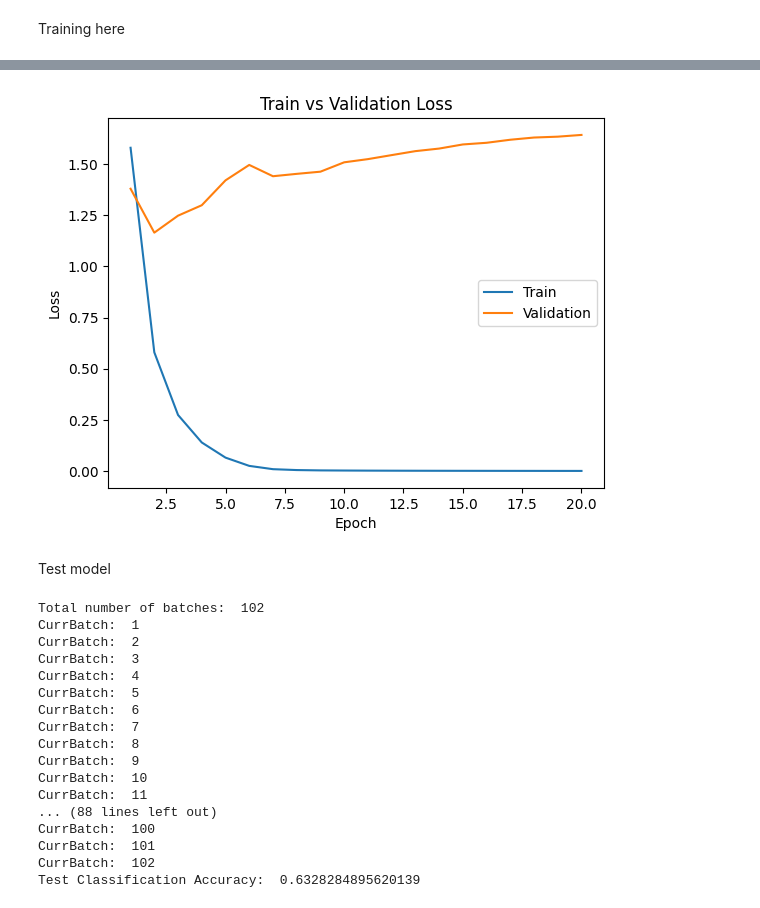
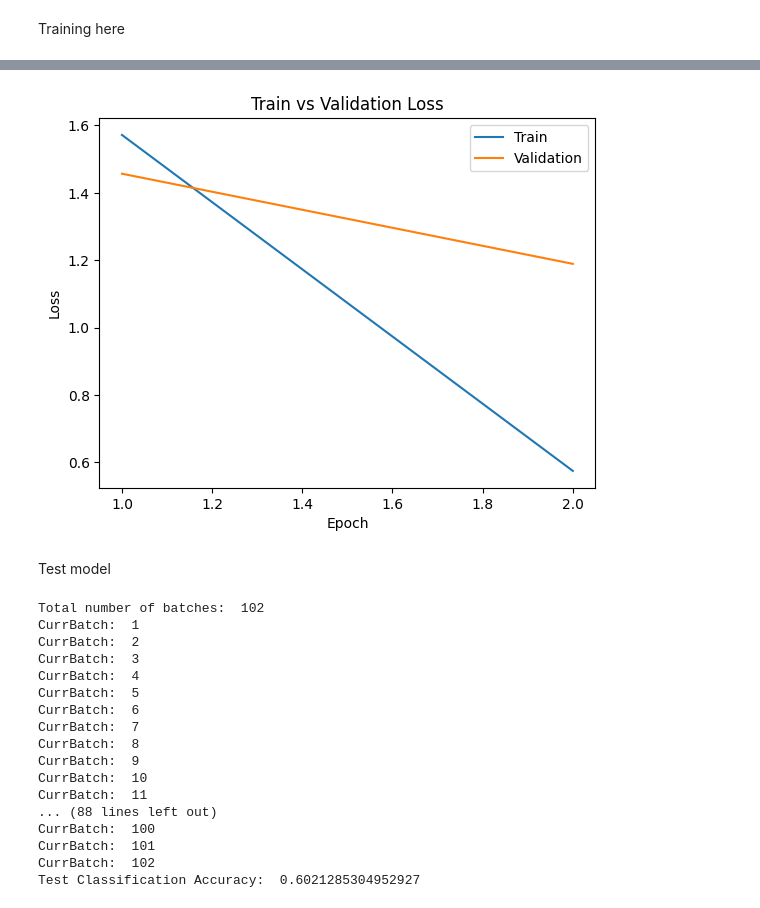
Before and after one commit to nbiancolin/convolutional-neural-nuts, a Jupyter notebook: src/modelV2.ipynb, the cells around one changed output, grey strips where cells are left out. Cells and saved outputs as stored; diff of their text form; code cells hidden in the pictures.

Commit message:
tweaks for epoch

```diff
--- a/src/modelV2.ipynb
+++ b/src/modelV2.ipynb
@@ -58,6 +58,6 @@ Less Than 75: 0
 Total Images 55324
 # %%
 #variable to track number of clases
-n = int(len(mapping) /2)
+n = int(len(mapping) * 3/4)
 print(n)
 # %% [output]
@@ -336,8 +318,8 @@ Total time:  56.917850971221924
 # %%
 #plot curve here
-plot_training_curve("model_{0}_bs{1}_lr{2}_epoch{3}".format("fungaV1", BATCH_SIZE, LEARNING_RATE, NUM_EPOCHS))
+plot_training_curve("model_{0}_bs{1}_lr{2}_epoch{3}".format("fungaV1", BATCH_SIZE, LEARNING_RATE, 2))
 # %% [output]
-[figure, old version]
+[figure, new version]
 # %% [markdown]
 Test model
 # %%
@@ -358,7 +340,7 @@ def getAccuracy(net, loader):
 # %%
 
 bestNet = preLearnedFungaV1()
-model_path = get_model_name("fungaV1", batch_size=BATCH_SIZE, lr=LEARNING_RATE, epoch=(NUM_EPOCHS-1))
+model_path = get_model_name("fungaV1", batch_size=BATCH_SIZE, lr=LEARNING_RATE, epoch=(2))
 state = torch.load(model_path)
 bestNet.load_state_dict(state)
 
@@ -385,4 +367,4 @@ CurrBatch:  11
 CurrBatch:  100
 CurrBatch:  101
 CurrBatch:  102
-Test Classification Accuracy:  0.6328284895620139
+Test Classification Accuracy:  0.6021285304952927
```
Also changed, not shown: parts of 5 cells of this notebook.
